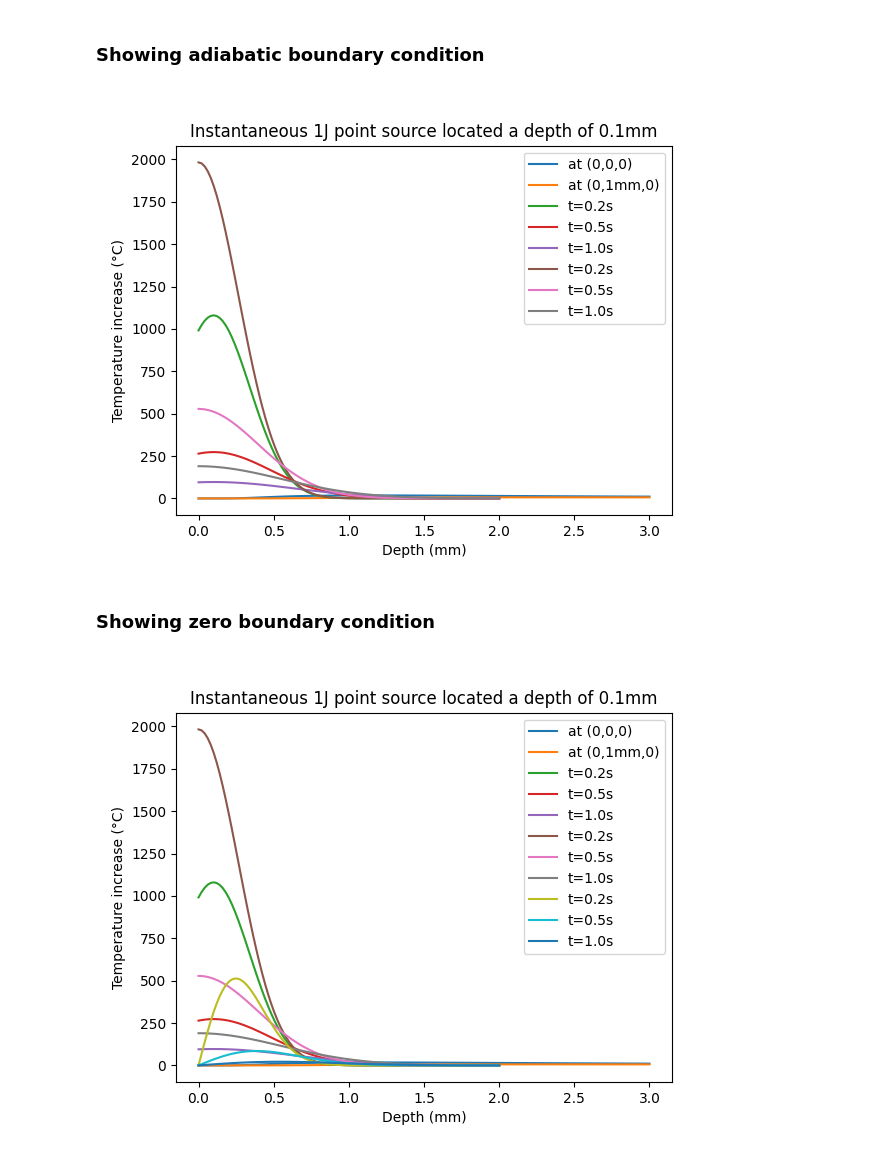
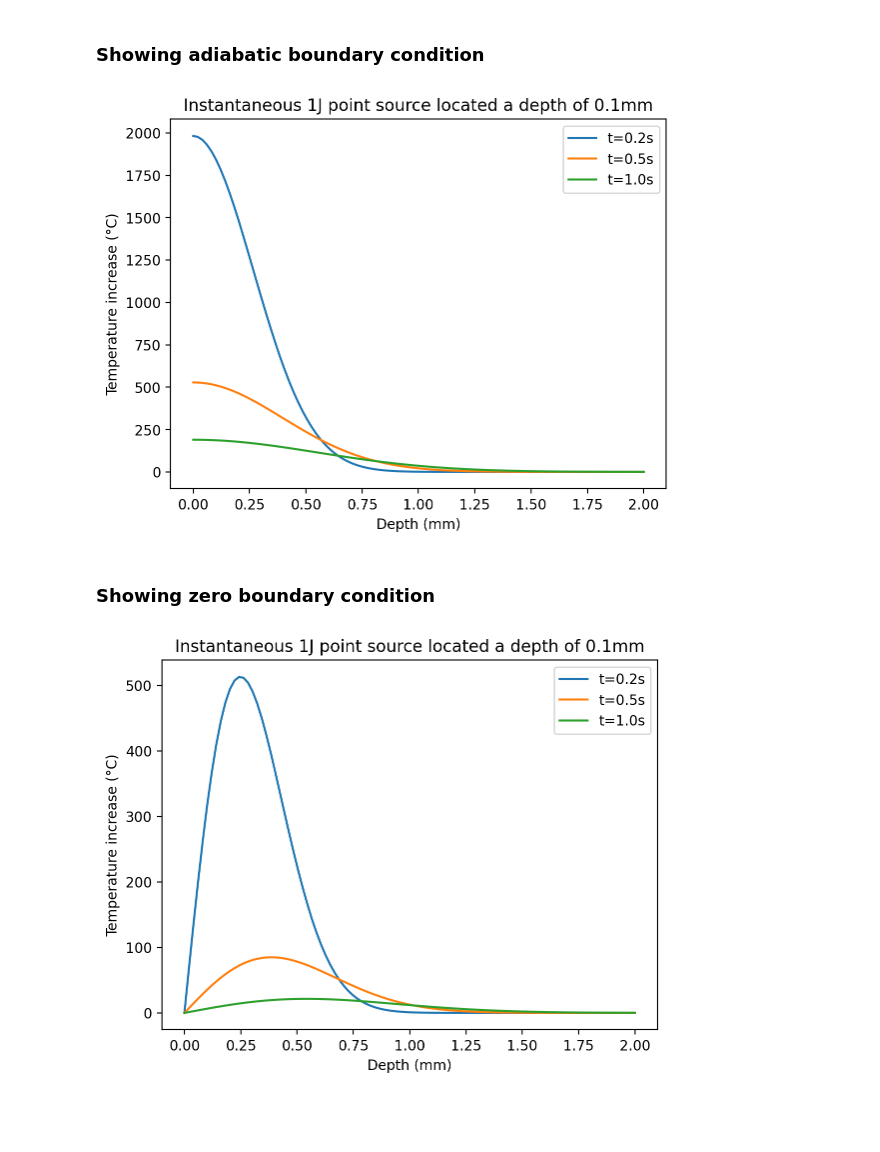
Before and after one commit to scottprahl/grheat, a Jupyter notebook: docs/point_source.ipynb, the cells around one changed output. Cells and saved outputs as stored; diff of their text form; code cells hidden in the pictures; blank space fills up the shorter version.

```diff
--- a/docs/point_source.ipynb
+++ b/docs/point_source.ipynb
@@ -25,19 +70,20 @@ plt.show()
 # %% [markdown]
 ### Continuous flow across boundary
 # %%
-tp = 0
-z0=0.0001
-z = np.linspace(0,0.002,100)
+tp = 0                       # seconds impulse time
+t = np.linspace(0,3,100)     # seconds
+xp, yp, zp = 0, 0, 0.0005     # meters
+z = np.linspace(-0.001,0.002,100) # meters
 
-point = grheat.Point(0, 0, z0)
+point = grheat.Point(xp, yp, zp, tp)
 
 for t in [0.2, 0.5, 1.0]:
-    T = point.instantaneous(0,0,z,t,tp)
+    T = point.instantaneous(0,0,z,t)
     plt.plot(z*1000,T, label='t=%.1fs'%t)
 
 plt.xlabel("Depth (mm)")
 plt.ylabel('Temperature increase (°C)')
-plt.title("Instantaneous 1J point source located a depth of %.1fmm"%(z0*1000))
+plt.title("Instantaneous 1J point source located a depth of %.1fmm"%(zp*1000))
 plt.legend()
 plt.show()
 # %% [output]
@@ -45,43 +91,45 @@ plt.show()
 # %% [markdown]
 ### Showing adiabatic boundary condition
 # %%
-tp = 0
-z0=0.0001
-z = np.linspace(0,0.002,100)
+tp = 0                            # seconds impulse time
+t = np.linspace(0,3,100)          # seconds
+xp, yp, zp = 0, 0, 0.0001         # meters
+z = np.linspace(0,0.002,100)      # meters
 
-point = grheat.Point(0, 0, z0, boundary='adiabatic')
+point = grheat.Point(xp, yp, zp, tp, boundary='adiabatic')
 
 for t in [0.2, 0.5, 1.0]:
-    T = point.instantaneous(0,0,z,t,tp)
+    T = point.instantaneous(0,0,z,t)
     plt.plot(z*1000,T, label='t=%.1fs'%t)
 
 plt.xlabel("Depth (mm)")
 plt.ylabel('Temperature increase (°C)')
-plt.title("Instantaneous 1J point source located a depth of %.1fmm"%(z0*1000))
+plt.title("Instantaneous 1J point source located a depth of %.1fmm"%(zp*1000))
 plt.legend()
 plt.show()
 # %% [output]
-[figure, old version]
+[figure, new version]
 # %% [markdown]
 ### Showing zero boundary condition
 # %%
-tp = 0
-z0=0.0001
-z = np.linspace(0,0.002,100)
+tp = 0                       # seconds impulse time
+t = np.linspace(0,3,100)     # seconds
+xp, yp, zp = 0, 0, 0.0001     # meters
+z = np.linspace(0,0.002,100) # meters
 
-point = grheat.Point(0, 0, z0, boundary='zero')
+point = grheat.Point(xp, yp, zp, tp, boundary='zero')
 
 for t in [0.2, 0.5, 1.0]:
-    T = point.instantaneous(0,0,z,t,tp)
+    T = point.instantaneous(0,0,z,t)
     plt.plot(z*1000,T, label='t=%.1fs'%t)
 
 plt.xlabel("Depth (mm)")
 plt.ylabel('Temperature increase (°C)')
-plt.title("Instantaneous 1J point source located a depth of %.1fmm"%(z0*1000))
+plt.title("Instantaneous 1J point source located a depth of %.1fmm"%(zp*1000))
 plt.legend()
 plt.show()
 # %% [output]
-[figure, old version]
+[figure, new version]
 # %%
 tp = 0                          # seconds
 t = np.linspace(0.000, 0.2, 21) # seconds
```
Also changed, not shown: parts of 9 cells of this notebook, 5 other files.
